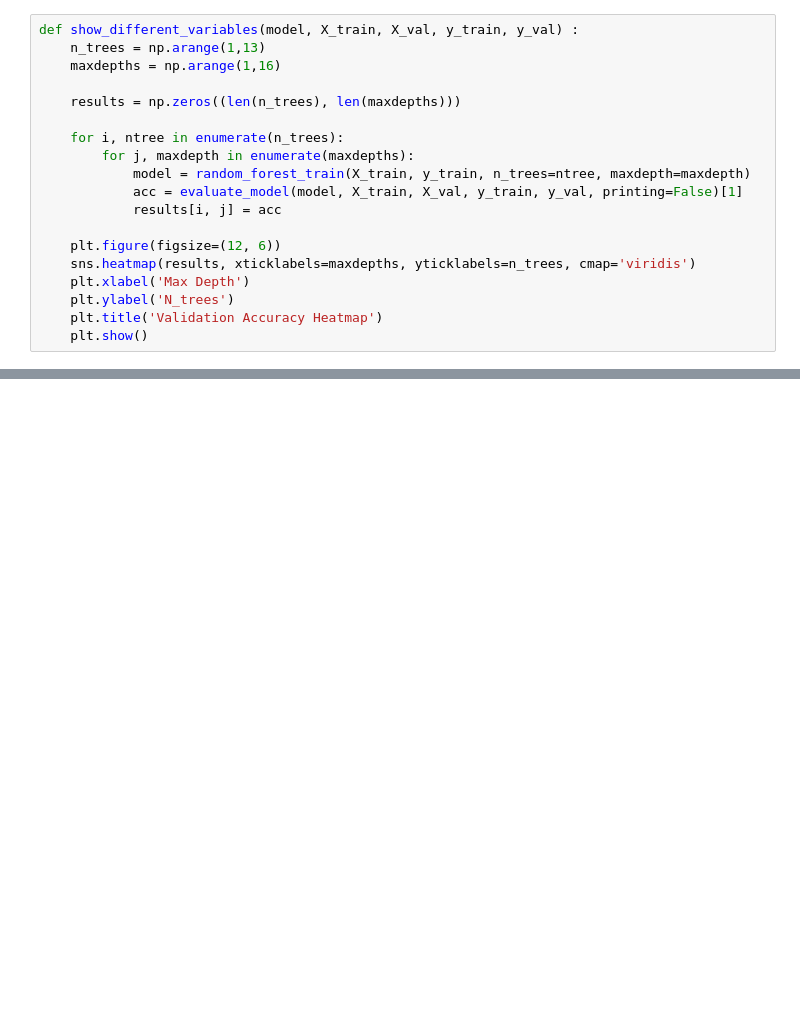
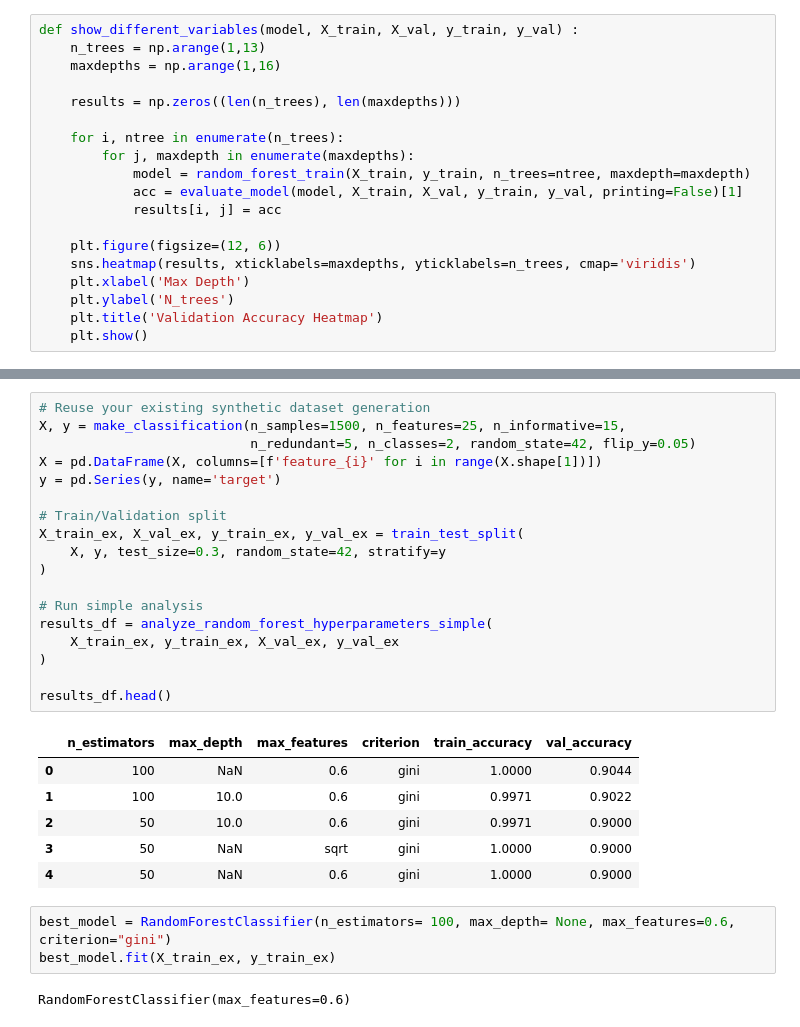
Before and after one commit to HaydenA0/data-analysis-portfolio, a Jupyter notebook: titanic-predicting-survival-Decision_Trees-Random_Forests/test.ipynb, the cells around one changed output, grey strips where cells are left out. Cells and saved outputs as stored; diff of their text form; blank space fills up the shorter version.

```diff
--- a/titanic-predicting-survival-Decision_Trees-Random_Forests/test.ipynb
+++ b/titanic-predicting-survival-Decision_Trees-Random_Forests/test.ipynb
@@ -513,0 +373,30 @@ analysis_results
+# %%
+# Reuse your existing synthetic dataset generation
+X, y = make_classification(n_samples=1500, n_features=25, n_informative=15,
+                           n_redundant=5, n_classes=2, random_state=42, flip_y=0.05)
+X = pd.DataFrame(X, columns=[f'feature_{i}' for i in range(X.shape[1])])
+y = pd.Series(y, name='target')
+
+# Train/Validation split
+X_train_ex, X_val_ex, y_train_ex, y_val_ex = train_test_split(
+    X, y, test_size=0.3, random_state=42, stratify=y
+)
+
+# Run simple analysis
+results_df = analyze_random_forest_hyperparameters_simple(
+    X_train_ex, y_train_ex, X_val_ex, y_val_ex
+)
+
+results_df.head()
+# %% [output]
+|  | n_estimators | max_depth | max_features | criterion | train_accuracy | val_accuracy |
+| 0 | 100 | NaN | 0.6 | gini | 1.0000 | 0.9044 |
+| 1 | 100 | 10.0 | 0.6 | gini | 0.9971 | 0.9022 |
+| 2 | 50 | 10.0 | 0.6 | gini | 0.9971 | 0.9000 |
+| 3 | 50 | NaN | sqrt | gini | 1.0000 | 0.9000 |
+| 4 | 50 | NaN | 0.6 | gini | 1.0000 | 0.9000 |
+# %%
+best_model = RandomForestClassifier(n_estimators= 100, max_depth= None, max_features=0.6, criterion="gini")
+best_model.fit(X_train_ex, y_train_ex)
+# %% [output]
+RandomForestClassifier(max_features=0.6)
```
Also changed, not shown: parts of 4 cells of this notebook.
